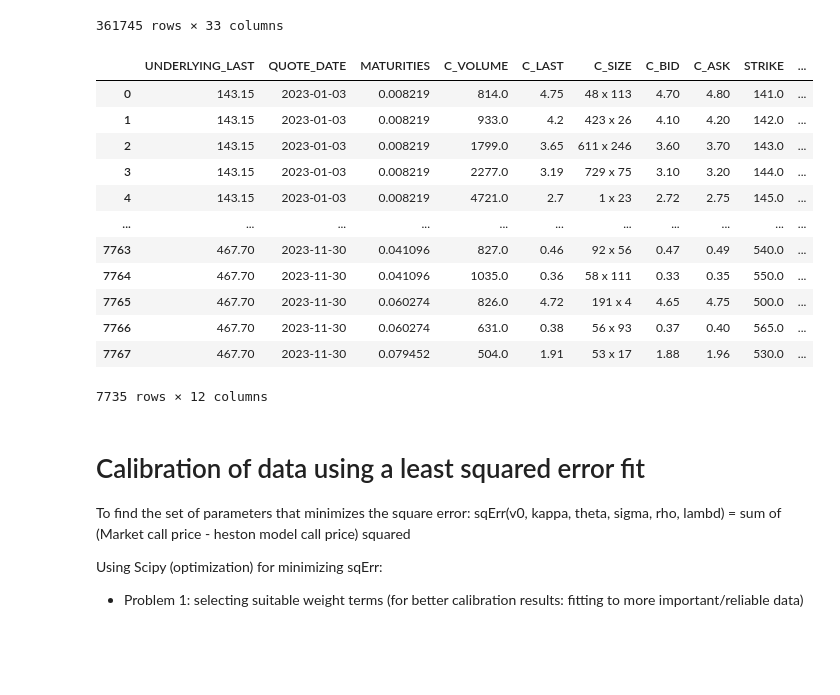
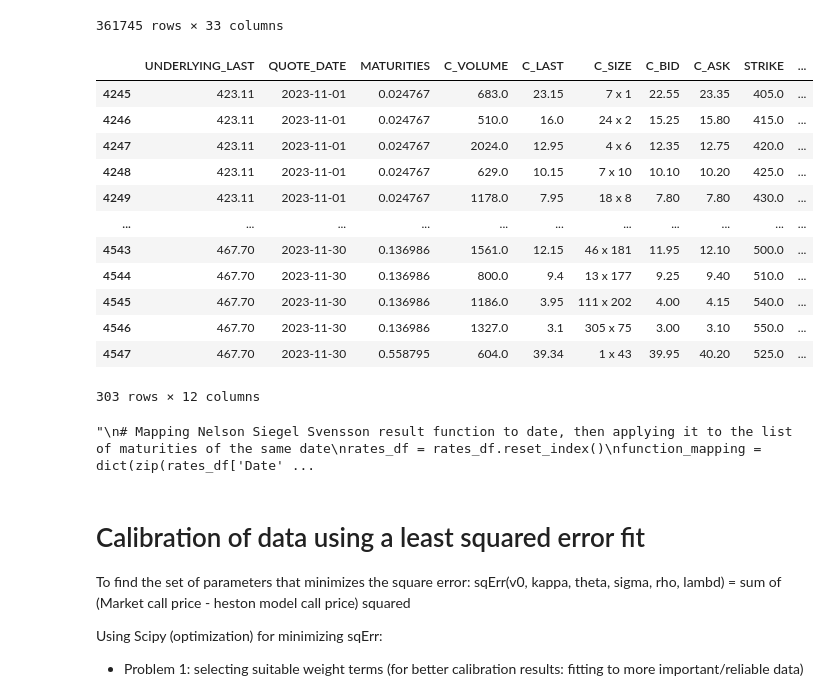
Before and after one commit to marcohcw/Heston-Model, a Jupyter notebook: heston_model_venv/Heston_model.ipynb, the cells around one changed output. Cells and saved outputs as stored; diff of their text form; code cells hidden in the pictures; blank space fills up the shorter version.

```diff
--- a/heston_model_venv/Heston_model.ipynb
+++ b/heston_model_venv/Heston_model.ipynb
@@ -175,38 +170,44 @@ options_df
 # %%
 # Data processing
 
 # Getting a dataframe with only the parameters needed for the actively traded call options (for short maturities)
-traded_options = options_df[(options_df['C_VOLUME'] > 500)&(options_df['DTE']<30)][['UNDERLYING_LAST','QUOTE_DATE','DTE','C_VOLUME','C_LAST','C_SIZE','C_BID','C_ASK','STRIKE']]
+traded_options = options_df[(options_df['C_VOLUME'] > 500)&(options_df['DTE']>7)&(options_df['DTE']<366)][['UNDERLYING_LAST','QUOTE_DATE','DTE','C_VOLUME','C_LAST','C_SIZE','C_BID','C_ASK','STRIKE']]
 
 # Change DTE from days to year, and using C_BID and C_ASK to estimate market price (Bid-Ask spread)
 traded_options['DTE'] = traded_options['DTE']/365
 traded_options = traded_options.rename(columns={'DTE': 'MATURITIES'})
 traded_options['MARKET_PRICE'] = (traded_options['C_ASK']+traded_options['C_BID'])/2
+
+# Taking away the very in or out of money options for better volatility surface
+traded_options = traded_options[(traded_options['MARKET_PRICE']<100)&(traded_options['MARKET_PRICE']>1)]
 
 # Risk free interest rate estimation (using 1 month as we will be examining short term options) and interpolating for missing data
 traded_options = pd.merge(traded_options, rates_df[['Date','1 Mo']], left_on = 'QUOTE_DATE', right_on = 'Date', how='outer')
 traded_options = traded_options.rename(columns={'1 Mo': 'RISK_FREE_RATE'})
 traded_options['RISK_FREE_RATE'] = traded_options['RISK_FREE_RATE']/100
 traded_options['RISK_FREE_RATE'] = traded_options['RISK_FREE_RATE'].interpolate(method = 'nearest')
 
 # Dropping unused columns and nulls
 traded_options = traded_options.dropna()
 
+# Only using 6 months of data since this stock is volatile
+traded_options = traded_options[traded_options['Date'].dt.month.isin(range(11, 12))]
+
 traded_options
 # %% [output]
 |  | UNDERLYING_LAST | QUOTE_DATE | MATURITIES | C_VOLUME | C_LAST | C_SIZE | C_BID | C_ASK | STRIKE | ... |
-| 0 | 143.15 | 2023-01-03 | 0.008219 | 814.0 | 4.75 | 48 x 113 | 4.70 | 4.80 | 141.0 | ... |
-| 1 | 143.15 | 2023-01-03 | 0.008219 | 933.0 | 4.2 | 423 x 26 | 4.10 | 4.20 | 142.0 | ... |
-| 2 | 143.15 | 2023-01-03 | 0.008219 | 1799.0 | 3.65 | 611 x 246 | 3.60 | 3.70 | 143.0 | ... |
-| 3 | 143.15 | 2023-01-03 | 0.008219 | 2277.0 | 3.19 | 729 x 75 | 3.10 | 3.20 | 144.0 | ... |
-| 4 | 143.15 | 2023-01-03 | 0.008219 | 4721.0 | 2.7 | 1 x 23 | 2.72 | 2.75 | 145.0 | ... |
+| 4245 | 423.11 | 2023-11-01 | 0.024767 | 683.0 | 23.15 | 7 x 1 | 22.55 | 23.35 | 405.0 | ... |
+| 4246 | 423.11 | 2023-11-01 | 0.024767 | 510.0 | 16.0 | 24 x 2 | 15.25 | 15.80 | 415.0 | ... |
+| 4247 | 423.11 | 2023-11-01 | 0.024767 | 2024.0 | 12.95 | 4 x 6 | 12.35 | 12.75 | 420.0 | ... |
+| 4248 | 423.11 | 2023-11-01 | 0.024767 | 629.0 | 10.15 | 7 x 10 | 10.10 | 10.20 | 425.0 | ... |
+| 4249 | 423.11 | 2023-11-01 | 0.024767 | 1178.0 | 7.95 | 18 x 8 | 7.80 | 7.80 | 430.0 | ... |
 | ... | ... | ... | ... | ... | ... | ... | ... | ... | ... | ... |
-| 7763 | 467.70 | 2023-11-30 | 0.041096 | 827.0 | 0.46 | 92 x 56 | 0.47 | 0.49 | 540.0 | ... |
-| 7764 | 467.70 | 2023-11-30 | 0.041096 | 1035.0 | 0.36 | 58 x 111 | 0.33 | 0.35 | 550.0 | ... |
-| 7765 | 467.70 | 2023-11-30 | 0.060274 | 826.0 | 4.72 | 191 x 4 | 4.65 | 4.75 | 500.0 | ... |
-| 7766 | 467.70 | 2023-11-30 | 0.060274 | 631.0 | 0.38 | 56 x 93 | 0.37 | 0.40 | 565.0 | ... |
-| 7767 | 467.70 | 2023-11-30 | 0.079452 | 504.0 | 1.91 | 53 x 17 | 1.88 | 1.96 | 530.0 | ... |
+| 4543 | 467.70 | 2023-11-30 | 0.136986 | 1561.0 | 12.15 | 46 x 181 | 11.95 | 12.10 | 500.0 | ... |
+| 4544 | 467.70 | 2023-11-30 | 0.136986 | 800.0 | 9.4 | 13 x 177 | 9.25 | 9.40 | 510.0 | ... |
+| 4545 | 467.70 | 2023-11-30 | 0.136986 | 1186.0 | 3.95 | 111 x 202 | 4.00 | 4.15 | 540.0 | ... |
+| 4546 | 467.70 | 2023-11-30 | 0.136986 | 1327.0 | 3.1 | 305 x 75 | 3.00 | 3.10 | 550.0 | ... |
+| 4547 | 467.70 | 2023-11-30 | 0.558795 | 604.0 | 39.34 | 1 x 43 | 39.95 | 40.20 | 525.0 | ... |
-7735 rows × 12 columns
+303 rows × 12 columns
 # %%
 # unused code for applying curve to interest rate
 """
@@ -227,6 +228,8 @@ traded_options['RISK_NEUTRAL_RATE'] = traded_options.apply(apply_function, axis=
 # Interpolation to fill missing risk neutral rates
 traded_options['RISK_NEUTRAL_RATE'] = traded_options['RISK_NEUTRAL_RATE'].interpolate(method = 'nearest')
 traded_options = traded_options.drop(columns=['Date', 'curve_fit'])"""
+# %% [output]
+"\n# Mapping Nelson Siegel Svensson result function to date, then applying it to the list of maturities of the same date\nrates_df = rates_df.reset_index()\nfunction_mapping = dict(zip(rates_df['Date' ...
 # %% [markdown]
 # Calibration of data using a least squared error fit
 To find the set of parameters that minimizes the square error:
```
Also changed, not shown: parts of 14 cells of this notebook.
